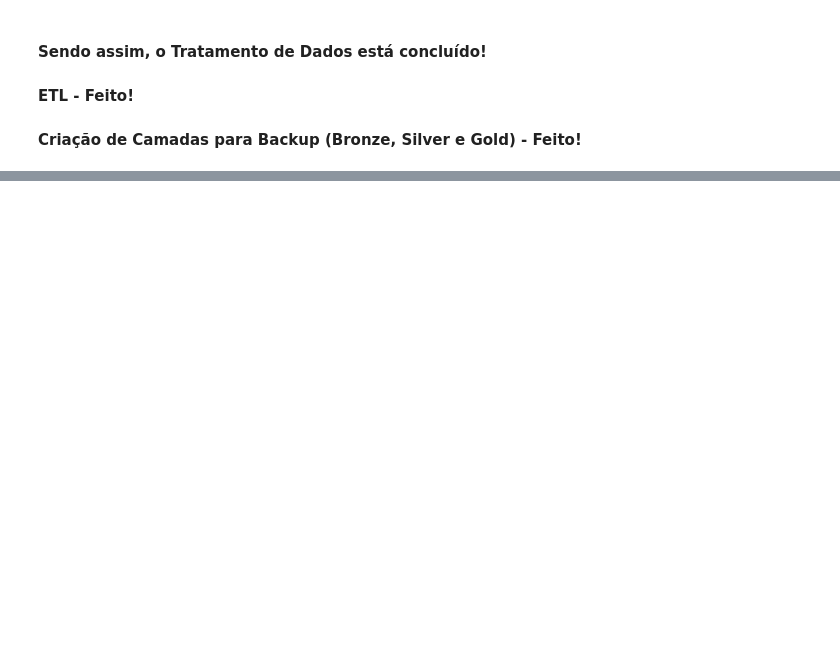
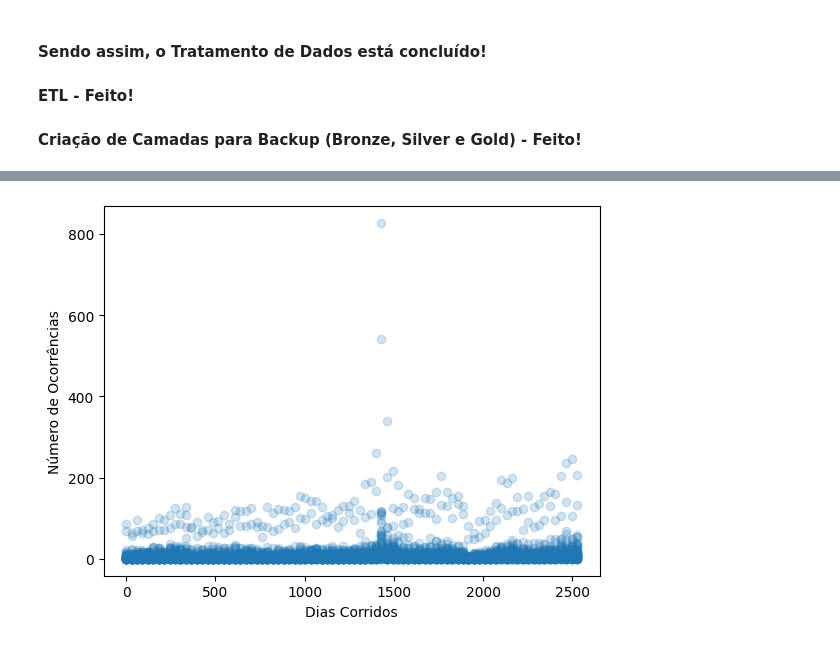
Before and after one commit to gustavo-rocha-barbosa/case-data-science-media-monks-2024, a Jupyter notebook: main.ipynb, the cells around one changed output, grey strips where cells are left out. Saved outputs shown, nothing was run; the diff lists cells and outputs as text; code cells hidden in the pictures; blank space fills up the shorter version.

Commit message:
2) Análise de Dados adicionado em main - em andamento

```diff
--- a/main.ipynb
+++ b/main.ipynb
@@ -157,0 +142,39 @@ df
+# %%
+#Neste passo farei a parte de estabelecer relações entre Estados e suas respectivas regiões, isso para a camada Gold.
+df = df.drop(columns='numero_mes') #Tirar a coluna de numero_mes
+
+#Segue o dicionário que relacona os Estados com suas respectivas Regiões do BR:
+uf_regioes = {
+    'Acre': 'Norte',
+    'Alagoas': 'Nordeste',
+    'Amapá': 'Norte',
+    'Amazonas': 'Norte',
+    'Bahia': 'Nordeste',
+    'Ceará': 'Nordeste',
+    'Distrito Federal': 'Centro-Oeste',
+    'Espírito Santo': 'Sudeste',
+    'Goiás': 'Centro-Oeste',
+    'Maranhão': 'Nordeste',
+    'Mato Grosso': 'Centro-Oeste',
+    'Mato Grosso do Sul': 'Centro-Oeste',
+    'Minas Gerais': 'Sudeste',
+    'Pará': 'Norte',
+    'Paraíba': 'Nordeste',
+    'Paraná': 'Sul',
+    'Pernambuco': 'Nordeste',
+    'Piauí': 'Nordeste',
+    'Rio de Janeiro': 'Sudeste',
+    'Rio Grande do Norte': 'Nordeste',
+    'Rio Grande do Sul': 'Sul',
+    'Rondônia': 'Norte',
+    'Roraima': 'Norte',
+    'Santa Catarina': 'Sul',
+    'São Paulo': 'Sudeste',
+    'Sergipe': 'Nordeste',
+    'Tocantins': 'Norte'
+}
+
+df['regiao'] = df['uf'].map(uf_regioes) #Mapear as regiões dentro do DataFrame
+
+df.to_csv('backup/camada_gold.csv') #Criação da Camada Gold (última camada e configuração ideal para a análise de dados)
+df
@@ -173,0 +216,8 @@ dtype: object
+# %%
+df['data_num'] = (df['data'] - df['data'].min()).dt.days # Variação de dias corridos para ter um "x" de mais fácl entendimento e visbilidade
+plt.scatter(df['data_num'], df['numero'], alpha=0.2)
+plt.xlabel('Dias Corridos')
+plt.ylabel('Número de Ocorrências')
+plt.show()
+# %% [output]
+[figure, added]
```
Also changed, not shown: parts of 28 cells of this notebook, 2 other files.
